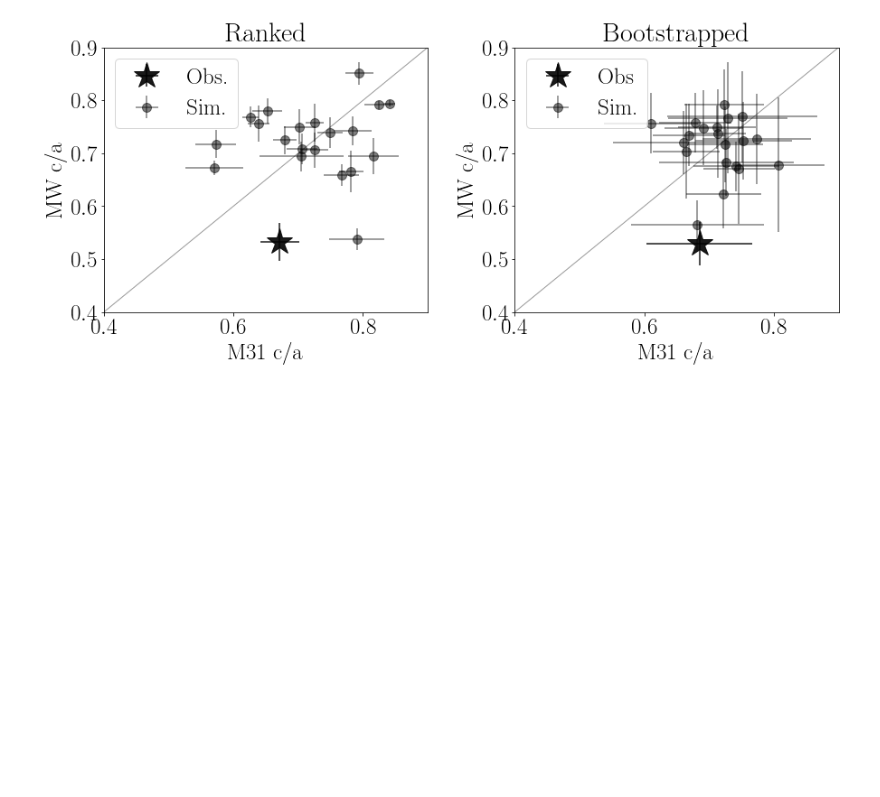
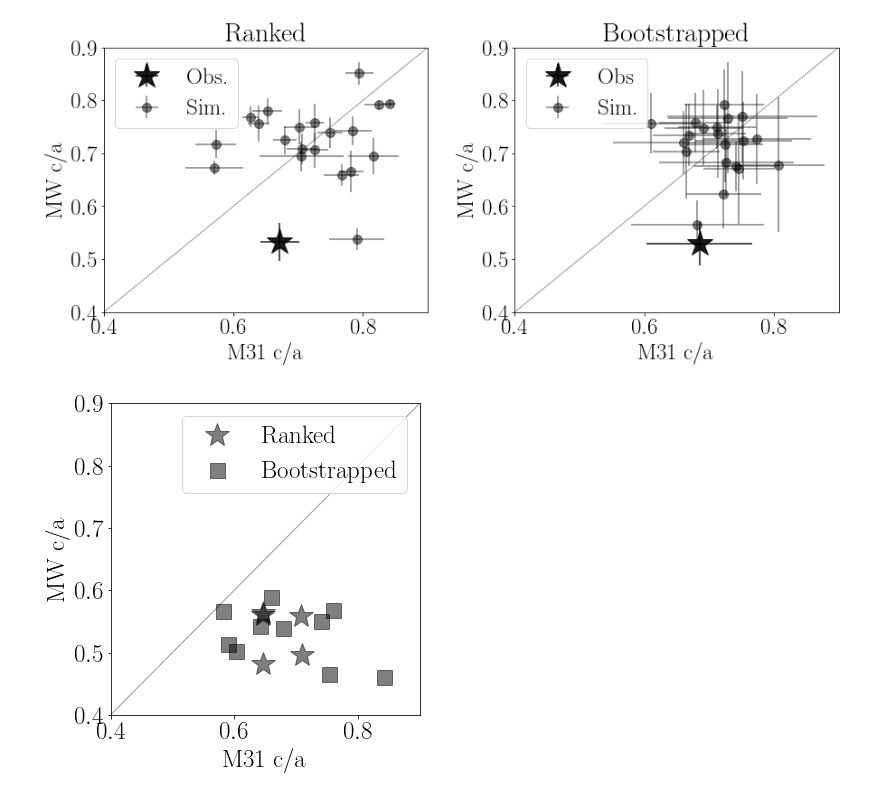
Before and after one commit to astroandes/SatelliteShapeLG, a Jupyter notebook: code/plot.ipynb, the cells around one changed output. Drawn from its saved outputs; the diff is of its cells as text; code cells hidden in the pictures; blank space fills up the shorter version.

```diff
--- a/code/plot.ipynb
+++ b/code/plot.ipynb
@@ -89 +96,7 @@ def load_experiment(input_path="../data/mstar_selected_summary/vmax_sorted/", fi
     return M31_all, MW_all
+# %%
+in_path = "../data/obs_summary/vmag_random/"
+M31_obs_rand_full, MW_obs_rand_full = load_experiment(input_path=in_path, fixed_number=True, full_data=True)
+
+in_path = "../data/obs_summary/vmag_sorted/"
+M31_obs_vmag_full, MW_obs_vmag_full = load_experiment(input_path=in_path, fixed_number=False, full_data=True)
@@ -272,3 +288,35 @@ comparison_plot('width')
 comparison_plot('ca_ratio')
 # %% [output]
 [figure]
+# %%
+def LG_comparison_plot(field):
+    xrange = {'mu':[0,1], 'ca_ratio':[0.4, 0.9], 'ba_ratio':[0.75, 1.0], 'width':[0,120]}
+    yrange = {'mu':[0,1], 'ca_ratio':[0.4, 0.9], 'ba_ratio':[0.75, 1.0], 'width':[0,120]}
+    location = {'mu':[4,4], 'ca_ratio':[0, 0], 'ba_ratio':[3, 3], 'width':[2,2]}
+    label = {'mu':'$\mu$', 'ca_ratio':'c/a', 'ba_ratio':'b/a', 'width':'plane width [kpc]'}
+
+    x = np.linspace(-1.0,200,5)
+    fig = plt.figure(1, figsize=(6,6))
+    plt.rc('text', usetex=True,)
+    plt.rc('font', family='serif', size=25)
+
+    plt.errorbar(M31_obs_vmag_full[field], MW_obs_vmag_full[field],
+                 fmt='*', markersize=25, color='black', alpha=0.5, label='Ranked')
+    plt.errorbar(M31_obs_rand_full[field], MW_obs_rand_full[field],
+                 fmt='s', markersize=15, color='black', alpha=0.5, label='Bootstrapped')
+
+    plt.plot(x,x, color='black', linewidth=1.0, alpha=0.4)
+
+    plt.legend(loc=location[field][0])
+    plt.xlim(xrange[field])
+    plt.ylim(yrange[field])
+    plt.xlabel('M31 '+label[field])
+    plt.ylabel('MW '+label[field])
+
+
+    plt.tight_layout()
+    plt.savefig("../paper/LG_scatter_{}.pdf".format(field), bbox_inches='tight')
+# %%
+LG_comparison_plot('ca_ratio')
+# %% [output]
+[figure, added]
```
Also changed, not shown: parts of 5 cells of this notebook.
